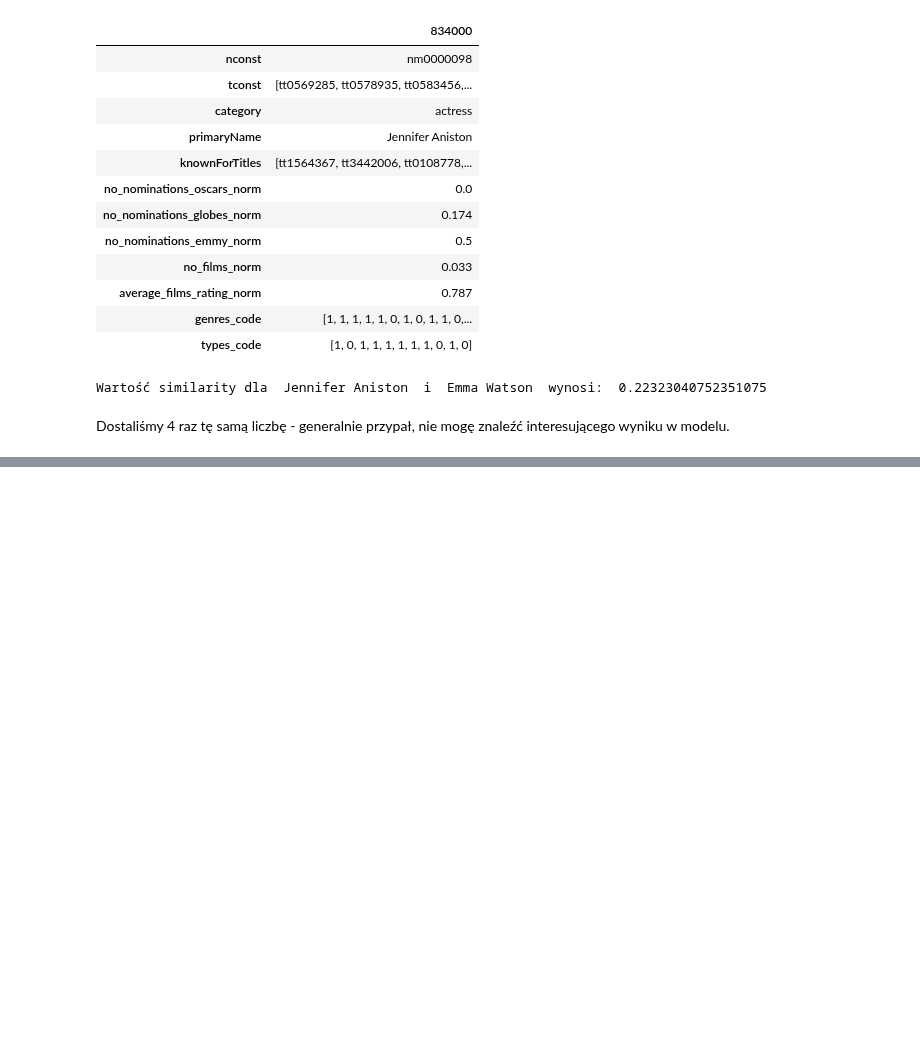
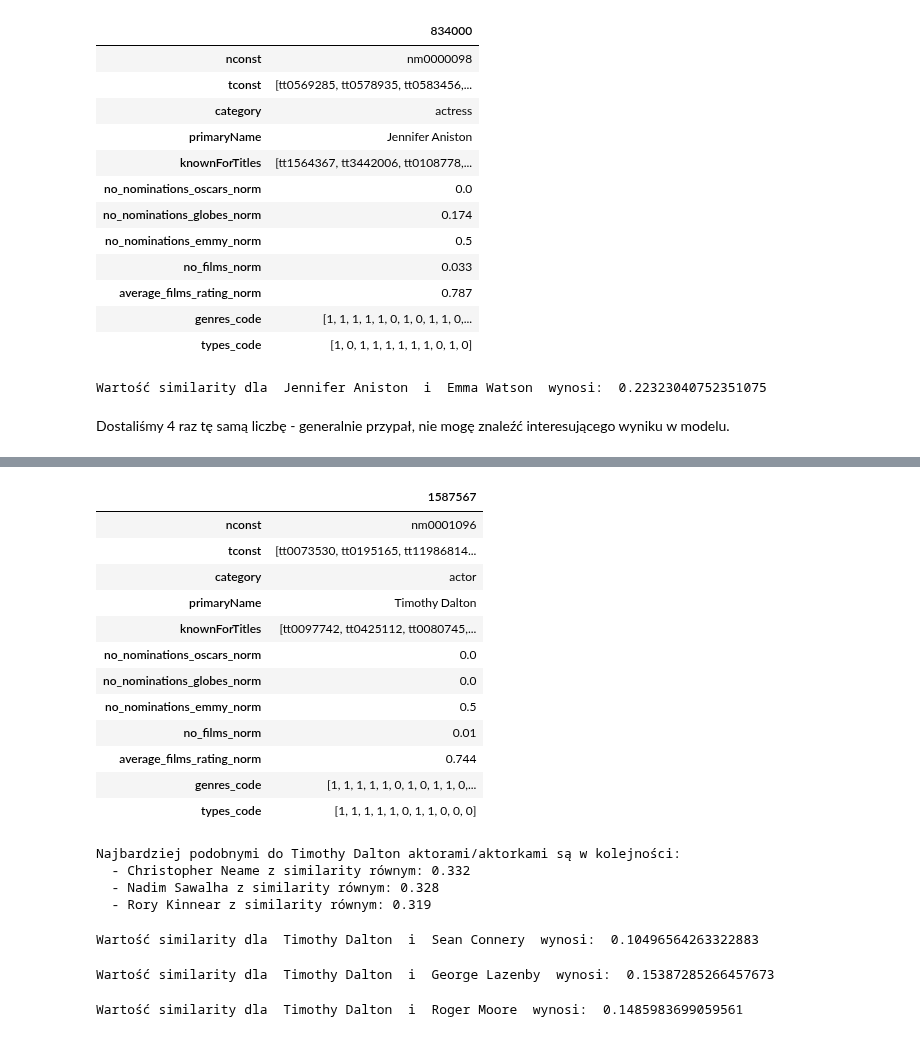
Before and after one commit to PiotrMaciejKowalski/BigData2022-actors, a Jupyter notebook: Testy_podobieństwa.ipynb, the cells around one changed output, grey strips where cells are left out. Saved outputs shown, nothing was run; the diff lists cells and outputs as text; code cells hidden in the pictures; blank space fills up the shorter version.

```diff
--- a/Testy_podobieństwa.ipynb
+++ b/Testy_podobieństwa.ipynb
@@ -151,0 +307,33 @@ Test
+# %%
+JamesBond4 = "nm0001096"
+# %%
+JamesBond4_data = find_actor_two_datasets(train_data, validate_data, JamesBond4)
+# %% [output]
+|  | 1587567 |
+| nconst | nm0001096 |
+| tconst | [tt0073530, tt0195165, tt11986814... |
+| category | actor |
+| primaryName | Timothy Dalton |
+| knownForTitles | [tt0097742, tt0425112, tt0080745,... |
+| no_nominations_oscars_norm | 0.0 |
+| no_nominations_globes_norm | 0.0 |
+| no_nominations_emmy_norm | 0.5 |
+| no_films_norm | 0.01 |
+| average_films_rating_norm | 0.744 |
+| genres_code | [1, 1, 1, 1, 1, 0, 1, 0, 1, 1, 0,... |
+| types_code | [1, 1, 1, 1, 1, 0, 1, 1, 0, 0, 0] |
+# %%
+if JamesBond4 in list(train_data['nconst']):
+    ids, values = similarity_one_vs_all_new(train_data, JamesBond4_data, True)
+    ids, values = select_top_similiar(ids, values, 3)
+    names = replace_ids_with_names(train_data, ids, 3)
+elif JamesBond4 in list(validate_data['nconst']):
+    ids, values = similarity_one_vs_all_new(validate_data, JamesBond4_data, True)
+    ids, values = select_top_similiar(ids, values, 3)
+    names = replace_ids_with_names(validate_data, ids, 3)
+ranking = print_top_similiar(JamesBond4_data[3], names, values)
+# %% [output]
+Najbardziej podobnymi do Timothy Dalton aktorami/aktorkami są w kolejności:
+  - Christopher Neame z similarity równym: 0.332
+  - Nadim Sawalha z similarity równym: 0.328
+  - Rory Kinnear z similarity równym: 0.319
@@ -151,0 +345,5 @@ Test
+# %%
+similarity_value = similarity_new(JamesBond4_data, JamesBond1_data, True)
+print("Wartość similarity dla ", JamesBond4_data[3], " i ", JamesBond1_data[3], " wynosi: ", similarity_value)
+# %% [output]
+Wartość similarity dla  Timothy Dalton  i  Sean Connery  wynosi:  0.10496564263322883
@@ -151,0 +355,5 @@ Test
+# %%
+similarity_value = similarity_new(JamesBond4_data, JamesBond2_data, True)
+print("Wartość similarity dla ", JamesBond4_data[3], " i ", JamesBond2_data[3], " wynosi: ", similarity_value)
+# %% [output]
+Wartość similarity dla  Timothy Dalton  i  George Lazenby  wynosi:  0.15387285266457673
@@ -151,0 +365,5 @@ Test
+# %%
+similarity_value = similarity_new(JamesBond4_data, JamesBond3_data, True)
+print("Wartość similarity dla ", JamesBond4_data[3], " i ", JamesBond3_data[3], " wynosi: ", similarity_value)
+# %% [output]
+Wartość similarity dla  Timothy Dalton  i  Roger Moore  wynosi:  0.1485983699059561
```
Also changed, not shown: parts of 85 cells of this notebook.
